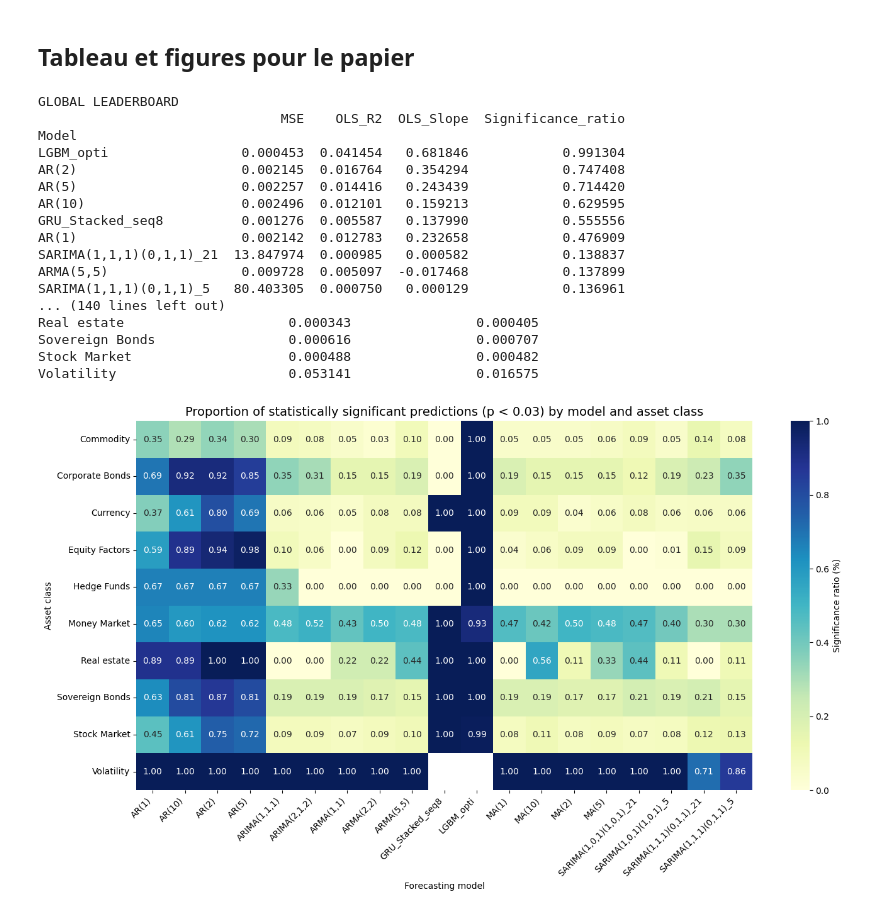
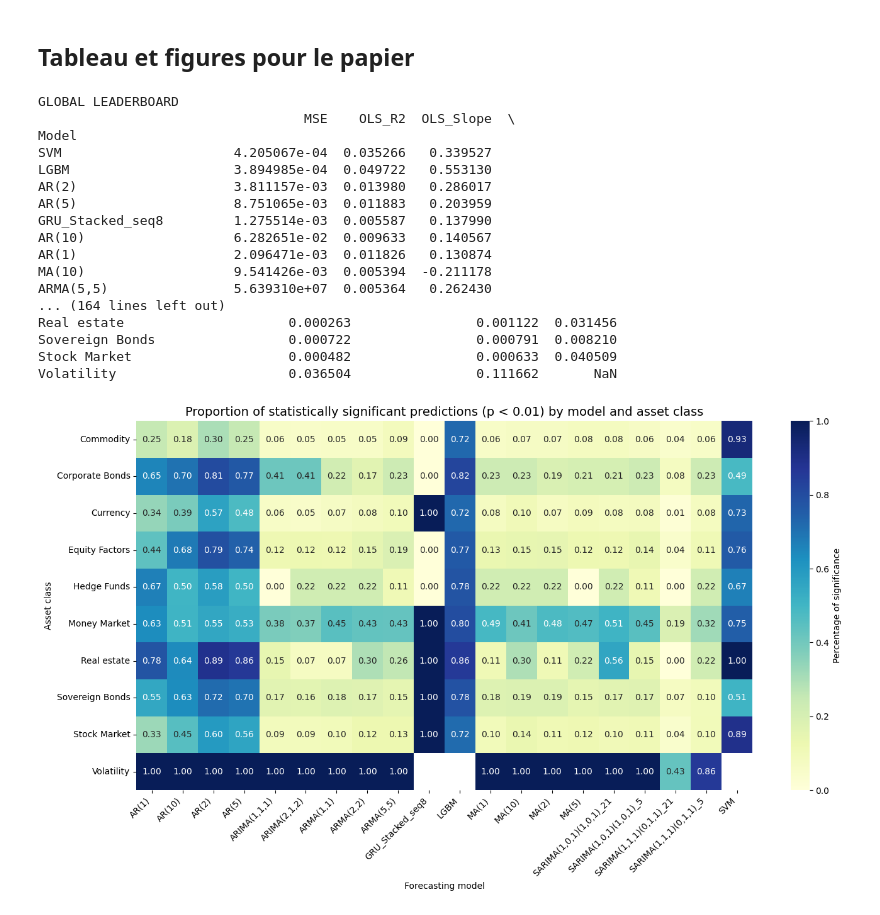
Before and after one commit to dianemans/time-series-pred, a Jupyter notebook: analyse_resultats.ipynb, the cells around one changed output. Cells and saved outputs as stored; diff of their text form; code cells hidden in the pictures.

Commit message:
analyse_resultat aggregat avec tte les time window

```diff
--- a/analyse_resultats.ipynb
+++ b/analyse_resultats.ipynb
@@ -181,15 +181,18 @@ def load_and_merge_all_results(results_dir, dict_path):
                              .replace('resultats_test_tickers_', '') \
                              .replace('_all_tickers', '') \
                              .replace('.csv', '') \
-                             .replace('resultats_', '')
-
+                             .replace('resultats_', '') \
+                             .replace('_f5years', '') \
+                             .replace('_f1month', '') \
+                             .replace('_f5ans', '') \
+                             .replace('_f1year', '')
             df_temp['Model'] = model_name
             all_data.append(df_temp)
 
     df_all = pd.concat(all_data, ignore_index=True)
     df_final = pd.merge(df_all, dict_bbg[['SYMBOL', 'TYPE', 'TYPE2']], on='SYMBOL', how='left')
 
-    df_final['is_significant'] = df_final['P_Value_Slope'] < 0.03
+    df_final['is_significant'] = df_final['P_Value_Slope'] < 0.01
 
     return df_final
 
@@ -200,7 +203,7 @@ def generate_paper_tables(df_final):
         'OLS_R2': 'mean',
         'OLS_Slope': 'mean',
         'is_significant': 'mean'
-    }).rename(columns={'is_significant': 'Significance_ratio'}).sort_values(by='Significance_ratio', ascending=False)
+    }).rename(columns={'is_significant': 'Percentage of significance'}).sort_values(by='Percentage of significance', ascending=False)
 
     print(global_summary)
     print("\n")
@@ -214,48 +217,48 @@ def generate_paper_tables(df_final):
     )
     print(pivot_sig)
     print("\n")
 
     print("R2 MEAN BY ASSET CLASS")
     pivot_r2 = df_final.pivot_table(
         index='TYPE',
         columns='Model',
         values='OLS_R2',
         aggfunc='mean'
     )
     print(pivot_r2)
 
     return global_summary, pivot_sig, pivot_r2
 
 RESULTS_DIR = 'Resultats'
 DICT_PATH = 'Datasets/230210 Factor Set - Dictionnary (bbg only).xlsx'
 
 df_master = load_and_merge_all_results(RESULTS_DIR, DICT_PATH)
 global_summary, pivot_sig, pivot_r2 = generate_paper_tables(df_master)
 
 plt.figure(figsize=(14, 8))
-sns.heatmap(pivot_sig, annot=True, fmt=".2f", cmap="YlGnBu", cbar_kws={'label': 'Significance ratio (%)'})
-plt.title("Proportion of statistically significant predictions (p < 0.03) by model and asset class", fontsize=14)
+sns.heatmap(pivot_sig, annot=True, fmt=".2f", cmap="YlGnBu", cbar_kws={'label': 'Percentage of significance'})
+plt.title("Proportion of statistically significant predictions (p < 0.01) by model and asset class", fontsize=14)
 plt.ylabel("Asset class")
 plt.xlabel("Forecasting model")
 plt.xticks(rotation=45, ha='right')
 plt.tight_layout()
 plt.show()
 # %% [output]
 GLOBAL LEADERBOARD
-                               MSE    OLS_R2  OLS_Slope  Significance_ratio
+                                  MSE    OLS_R2  OLS_Slope  \
 Model
-LGBM_opti                 0.000453  0.041454   0.681846            0.991304
-AR(2)                     0.002145  0.016764   0.354294            0.747408
-AR(5)                     0.002257  0.014416   0.243439            0.714420
-AR(10)                    0.002496  0.012101   0.159213            0.629595
-GRU_Stacked_seq8          0.001276  0.005587   0.137990            0.555556
-AR(1)                     0.002142  0.012783   0.232658            0.476909
-SARIMA(1,1,1)(0,1,1)_21  13.847974  0.000985   0.000582            0.138837
-ARMA(5,5)                 0.009728  0.005097  -0.017468            0.137899
-SARIMA(1,1,1)(0,1,1)_5   80.403305  0.000750   0.000129            0.136961
-... (140 lines left out)
-Real estate                     0.000343                0.000405
-Sovereign Bonds                 0.000616                0.000707
-Stock Market                    0.000488                0.000482
-Volatility                      0.053141                0.016575
+SVM                      4.205067e-04  0.035266   0.339527
+LGBM                     3.894985e-04  0.049722   0.553130
+AR(2)                    3.811157e-03  0.013980   0.286017
+AR(5)                    8.751065e-03  0.011883   0.203959
+GRU_Stacked_seq8         1.275514e-03  0.005587   0.137990
+AR(10)                   6.282651e-02  0.009633   0.140567
+AR(1)                    2.096471e-03  0.011826   0.130874
+MA(10)                   9.541426e-03  0.005394  -0.211178
+ARMA(5,5)                5.639310e+07  0.005364   0.262430
+... (164 lines left out)
+Real estate                     0.000263                0.001122  0.031456
+Sovereign Bonds                 0.000722                0.000791  0.008210
+Stock Market                    0.000482                0.000633  0.040509
+Volatility                      0.036504                0.111662       NaN
-[figure, old version]
+[figure, new version]
```
